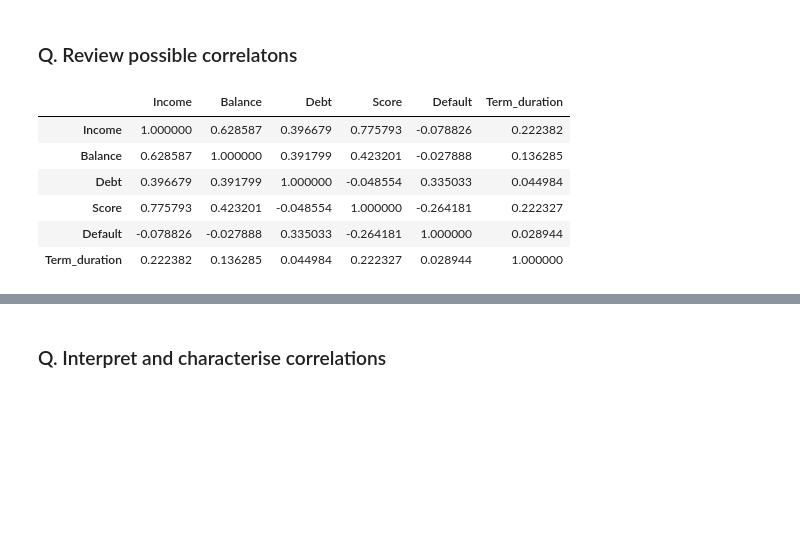
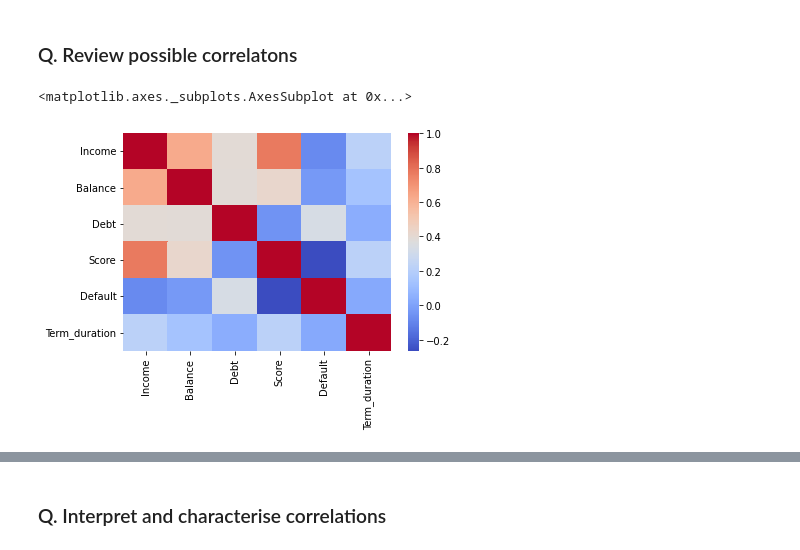
Before and after one commit to pranesh313/diamler_17_jan, a Jupyter notebook: 10_LoanRisk.ipynb, the cells around one changed output, grey strips where cells are left out. Saved outputs shown, nothing was run; the diff lists cells and outputs as text; code cells hidden in the pictures; blank space fills up the shorter version.

```diff
--- a/10_LoanRisk.ipynb
+++ b/10_LoanRisk.ipynb
@@ -93,13 +93,9 @@ newdataset.groupby(['Term','Default']).count()
 # Part 3: Exploratory Numerical Analysis
 # %% [markdown]
 ### Q. Review possible correlatons
-# %%
-newdataset.corr()
-# %% [output]
-|  | Income | Balance | Debt | Score | Default | Term_duration |
-| Income | 1.000000 | 0.628587 | 0.396679 | 0.775793 | -0.078826 | 0.222382 |
-| Balance | 0.628587 | 1.000000 | 0.391799 | 0.423201 | -0.027888 | 0.136285 |
-| Debt | 0.396679 | 0.391799 | 1.000000 | -0.048554 | 0.335033 | 0.044984 |
-| Score | 0.775793 | 0.423201 | -0.048554 | 1.000000 | -0.264181 | 0.222327 |
-| Default | -0.078826 | -0.027888 | 0.335033 | -0.264181 | 1.000000 | 0.028944 |
-| Term_duration | 0.222382 | 0.136285 | 0.044984 | 0.222327 | 0.028944 | 1.000000 |
+# %%
+corr_matrix = newdataset.corr()
+sns.heatmap(corr_matrix,cmap='coolwarm')
+# %% [output]
+<matplotlib.axes._subplots.AxesSubplot at 0x...>
+[figure, added]
```
Also changed, not shown: parts of 3 cells of this notebook.
